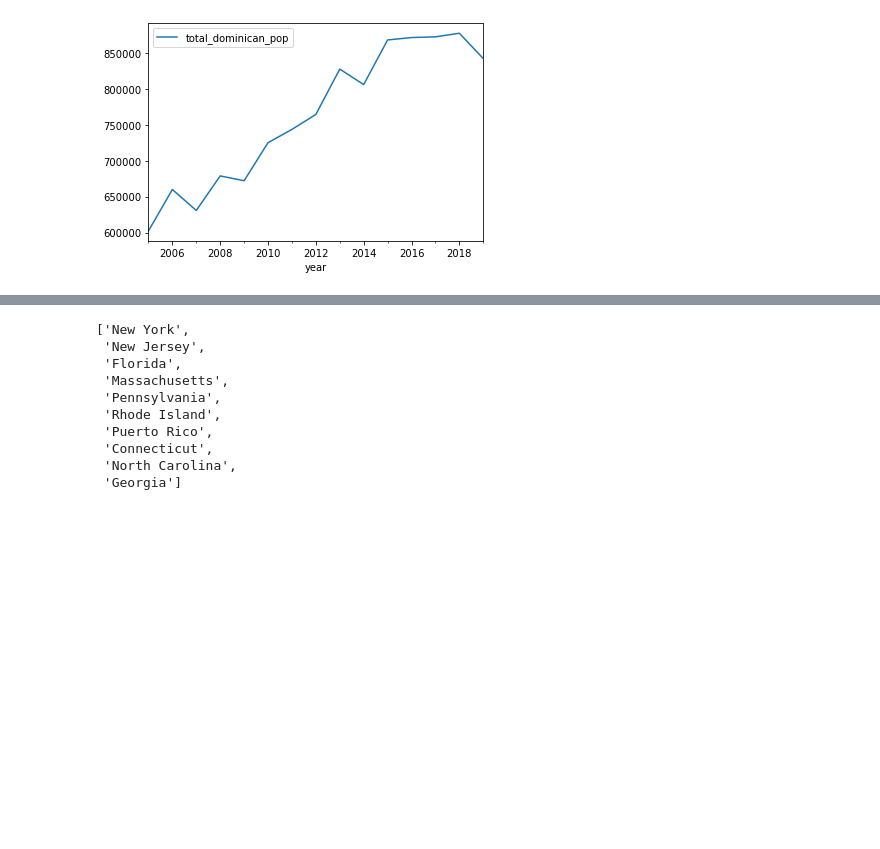
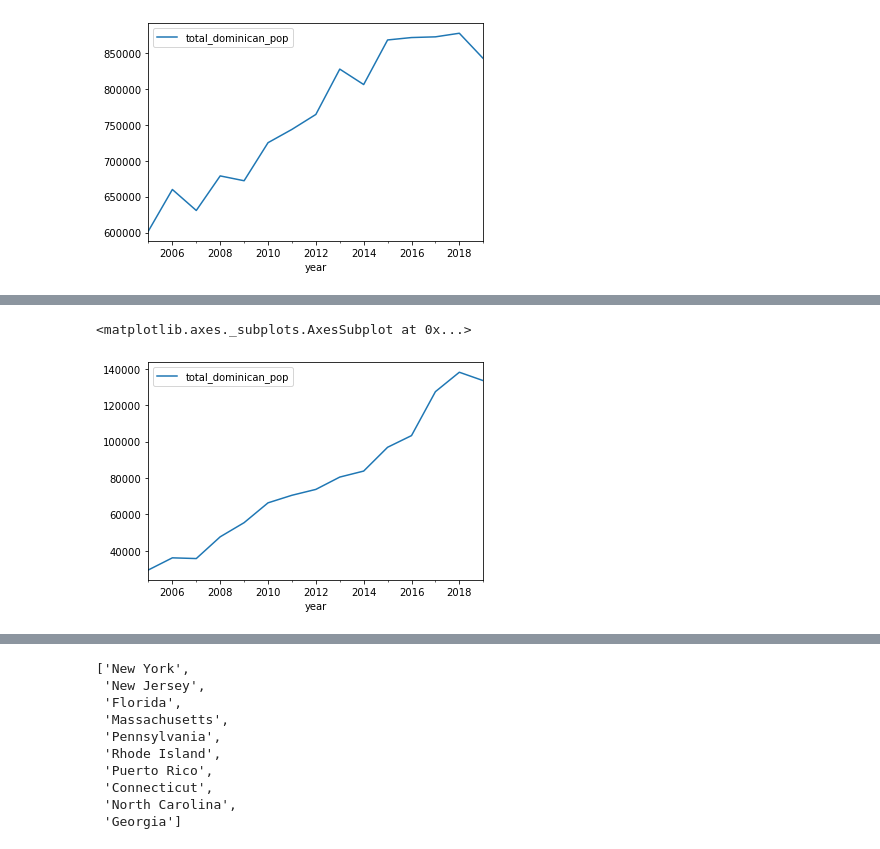
Before and after one commit to edejesus196/dominicans_us_census, a Jupyter notebook: dominicans_census.ipynb, the cells around one changed output, grey strips where cells are left out. Cells and saved outputs as stored; diff of their text form; code cells hidden in the pictures; blank space fills up the shorter version.

```diff
--- a/dominicans_census.ipynb
+++ b/dominicans_census.ipynb
@@ -84,0 +99,5 @@ df[df.name == 'New York'].plot(y ='total_dominican_pop')
+# %%
+df[df.name == 'Pennsylvania'].plot(y ='total_dominican_pop')
+# %% [output]
+<matplotlib.axes._subplots.AxesSubplot at 0x...>
+[figure, added]
```
Also changed, not shown: parts of 5 cells of this notebook.
